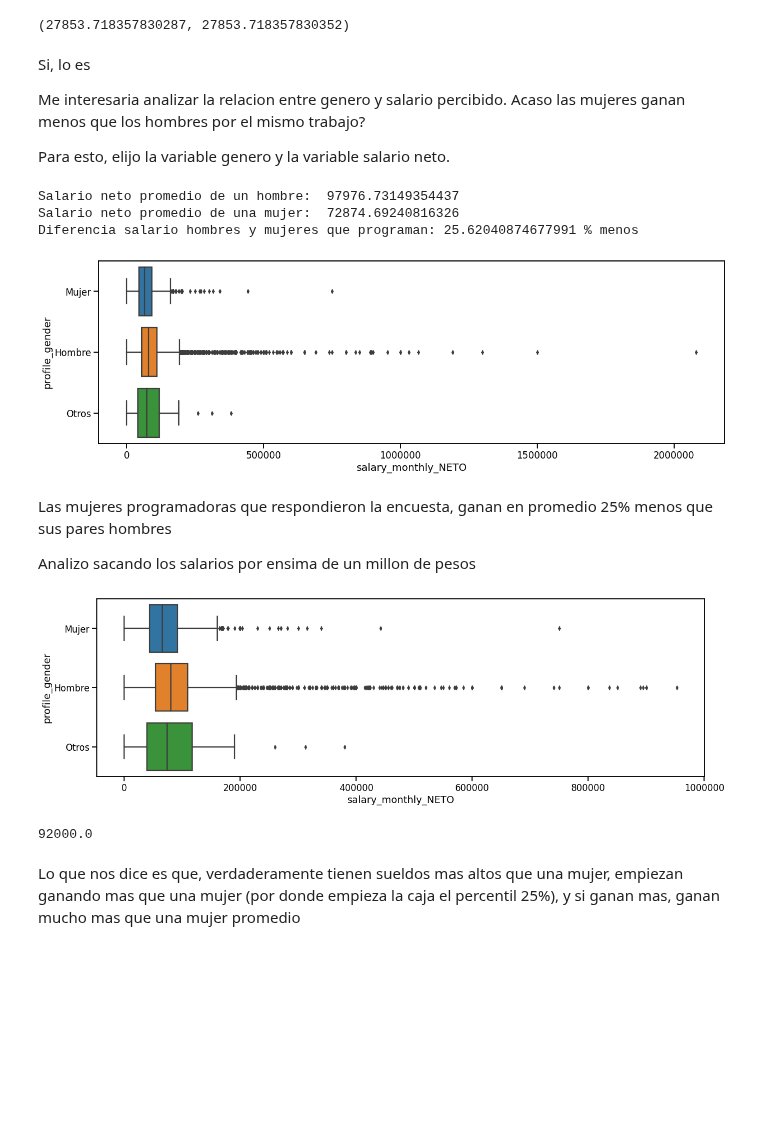
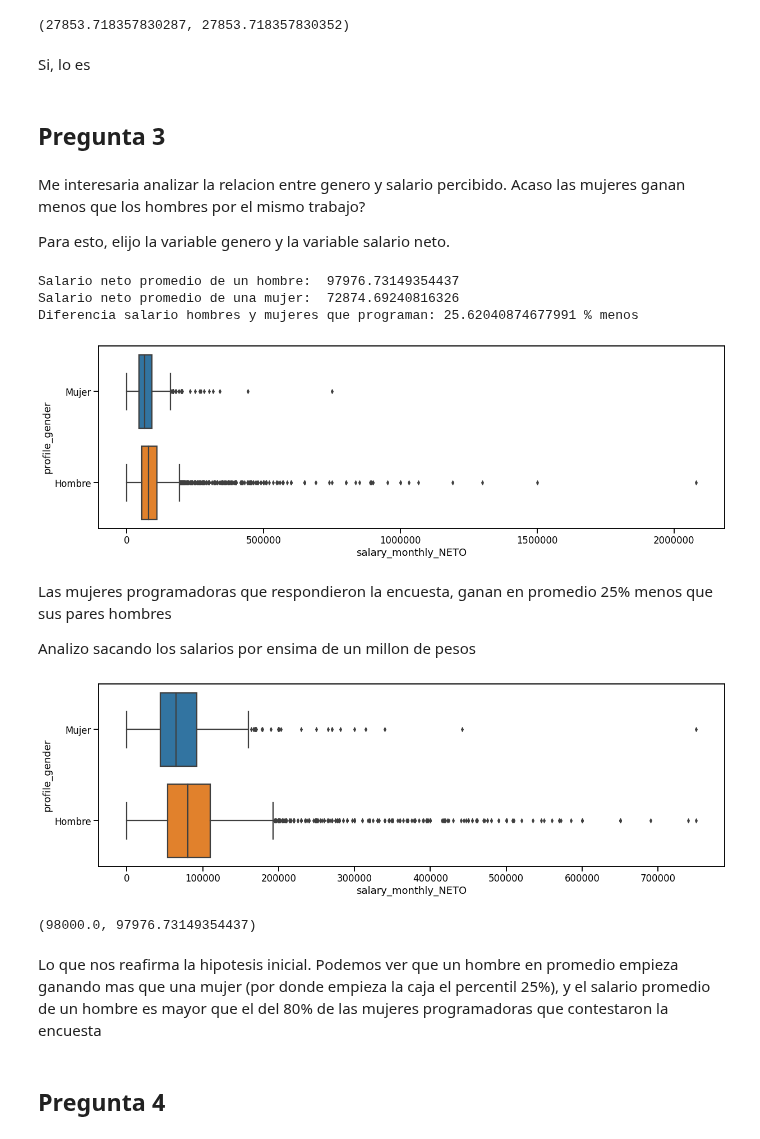
Before and after one commit to Natali-PP/diplodatos2021, a Jupyter notebook: AnalisiYVisualizacion/03_Distribuciones.ipynb, the cells around one changed output. Drawn from its saved outputs; the diff is of its cells as text; code cells hidden in the pictures; blank space fills up the shorter version.

```diff
--- a/AnalisiYVisualizacion/03_Distribuciones.ipynb
+++ b/AnalisiYVisualizacion/03_Distribuciones.ipynb
@@ -291,10 +296,11 @@ La media de descuento es igual a la resta de la media de bruto y neto?
 df2.salary_monthly_DESCUENTOS.mean(), df2.salary_monthly_BRUTO.mean() - df2.salary_monthly_NETO.mean()
 # %% [output]
 (27853.718357830287, 27853.718357830352)
+# %% [markdown]
+Si, lo es
+# %% [markdown]
+## Pregunta 3
 # %% [markdown]
-Si, lo es
-
-
 Me interesaria analizar la relacion entre genero y salario percibido. Acaso las mujeres ganan menos que los hombres por el mismo trabajo?
 
 Para esto, elijo la variable genero y la variable salario neto.
@@ -313,25 +319,27 @@ Salario neto promedio de una mujer:  72874.69240816326
 Diferencia salario hombres y mujeres que programan: 25.62040874677991 % menos
 # %%
 fig = plt.figure(figsize=(20,6))
-seaborn.boxplot(data=df2, x=df2.salary_monthly_NETO, y=df2.profile_gender,  )
+seaborn.boxplot(data=df2, x=df2.salary_monthly_NETO, y=df2.profile_gender, order=["Mujer","Hombre"]  )
 plt.ticklabel_format(style='plain', axis='x')
 # %% [output]
-[figure, old version]
+[figure, new version]
 # %% [markdown]
 Las mujeres programadoras que respondieron la encuesta, ganan en promedio 25% menos que sus pares hombres
 
 Analizo sacando los salarios por ensima de un millon de pesos
 # %%
-df3=df2[df2.salary_monthly_NETO<1000000]
+df3=df2[df2.salary_monthly_NETO<800000]
 # %%
 fig = plt.figure(figsize=(20,6))
-seaborn.boxplot(data=df3, x=df3.salary_monthly_NETO, y=df3.profile_gender,  )
+seaborn.boxplot(data=df3, x=df3.salary_monthly_NETO, y=df3.profile_gender, order=["Mujer","Hombre"] )
 plt.ticklabel_format(style='plain', axis='x')
 # %% [output]
-[figure, old version]
+[figure, new version]
 # %%
-mujeres.salary_monthly_NETO.quantile(0.75)
+mujeres.salary_monthly_NETO.quantile(0.8), media_h
 # %% [output]
-92000.0
+(98000.0, 97976.73149354437)
-# %% [markdown]
-Lo que nos dice es que, verdaderamente tienen sueldos mas altos que una mujer, empiezan ganando mas que una mujer (por donde empieza la caja el percentil 25%), y si ganan mas, ganan mucho mas que una mujer promedio
+# %% [markdown]
+Lo que nos reafirma la hipotesis inicial. Podemos ver que un hombre en promedio empieza ganando mas que una mujer (por donde empieza la caja el percentil 25%), y el salario promedio de un hombre es mayor que el del 80% de las mujeres programadoras que contestaron la encuesta
+# %% [markdown]
+## Pregunta 4
```
Also changed, not shown: parts of 4 cells of this notebook.
